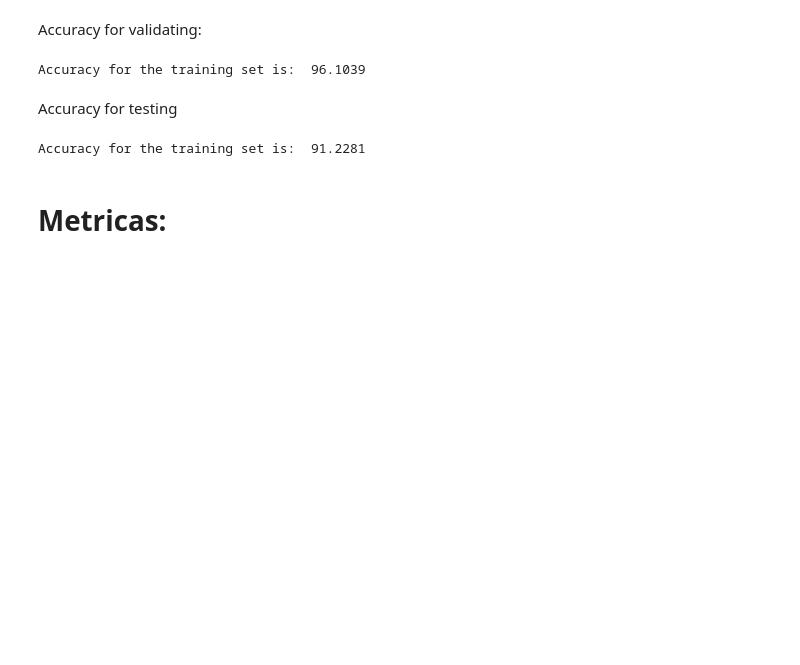
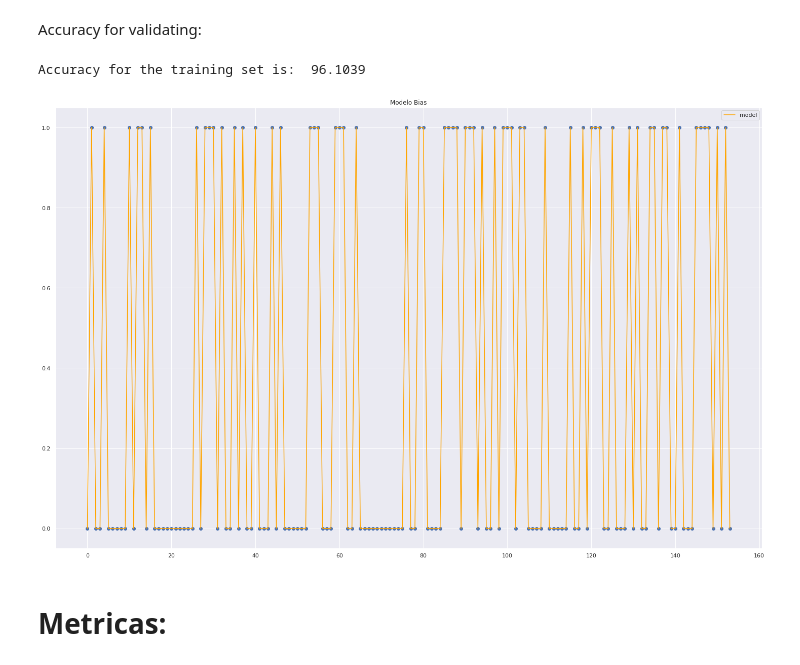
Before and after one commit to G4LF0/Evidencia1PortafolioDeAn-lisis, a Jupyter notebook: LogisticRegression.ipynb, the cells around one changed output. Saved outputs shown, nothing was run; the diff lists cells and outputs as text; code cells hidden in the pictures; blank space fills up the shorter version.

```diff
--- a/LogisticRegression.ipynb
+++ b/LogisticRegression.ipynb
@@ -158,15 +167,15 @@ accuracy_validating = score
 print("Accuracy for the training set is: ", round(score*100, 4))
 # %% [output]
 Accuracy for the training set is:  96.1039
-# %% [markdown]
-Accuracy for testing
-# %%
-y_pred = logreg.predict(x_test)
-score =accuracy_score(y_test,y_pred)
-accuracy_testing = score
-print("Accuracy for the training set is: ", round(score*100, 4))
-# %% [output]
-Accuracy for the training set is:  91.2281
+# %%
+x = np.arange(0, x_val.shape[0])
+# %%
+plt.scatter(x, y_val)
+plt.plot(x, y_val, color='orange', label='model')
+plt.title('Modelo Bias')
+plt.legend();
+# %% [output]
+[figure, added]
 # %% [markdown]
 # **Metricas:**
 # %% [markdown]
```
Also changed, not shown: parts of 56 cells of this notebook.
